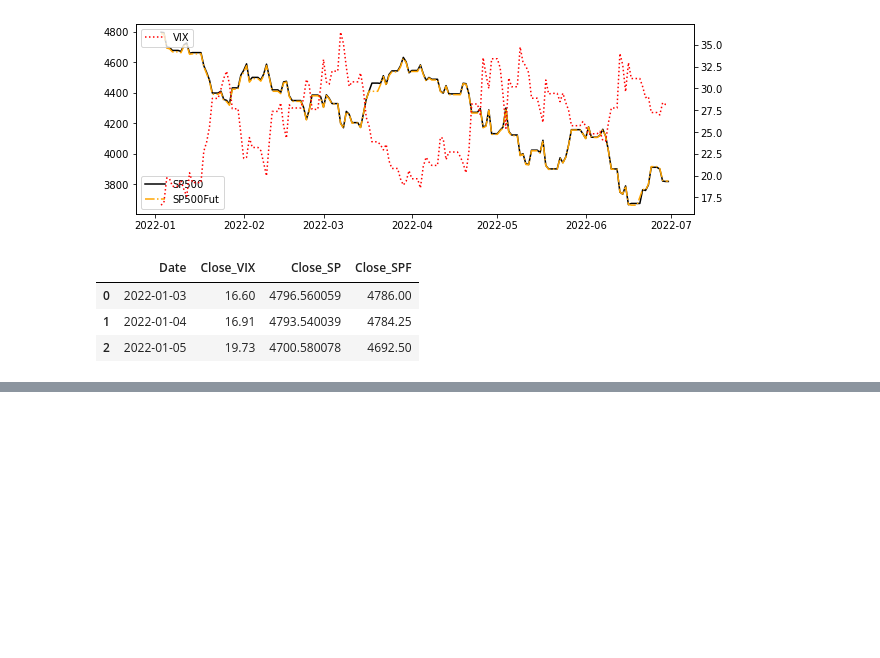
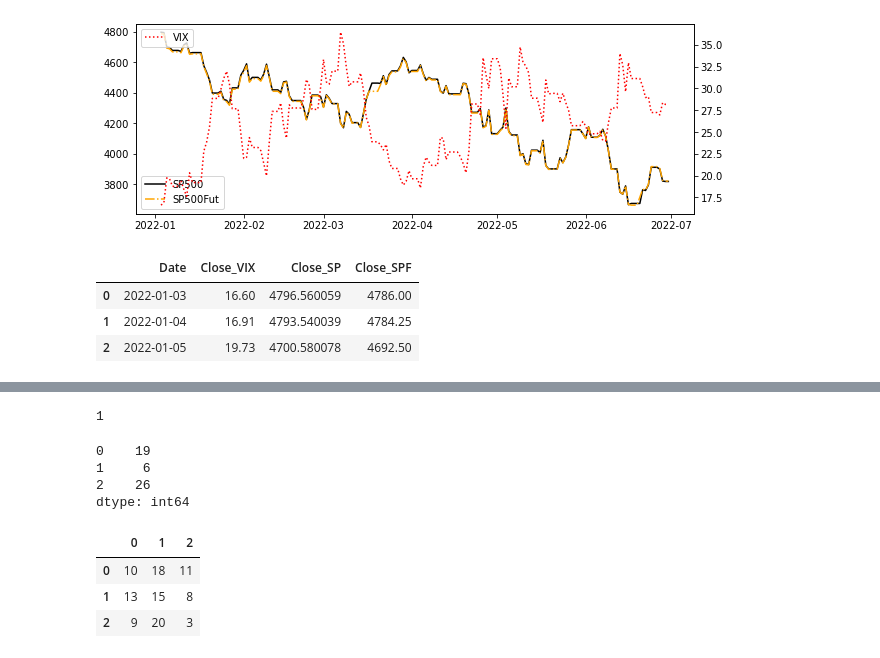
Before and after one commit to edwinriospzn/TRADPROJ, a Jupyter notebook: Project_trading.ipynb, the cells around one changed output, grey strips where cells are left out. Cells and saved outputs as stored; diff of their text form; code cells hidden in the pictures; blank space fills up the shorter version.

```diff
--- a/Project_trading.ipynb
+++ b/Project_trading.ipynb
@@ -118,2 +202,31 @@ Strategy_DF=
+# %%
+try:
+    a__=0/0
+    print(a__)
+except:
+    a__=1
+    print(a__)
+# %% [output]
+1
 # %%
 def Strategy_execution
+# %%
+
+
+data = [[-10, 18, 11], [13, -15, 8], [9, 20, -3]]
+
+df = pd.DataFrame(data)
+
+print(df.sum(axis=1))
+# %% [output]
+0    19
+1     6
+2    26
+dtype: int64
+# %%
+df
+# %% [output]
+|  | 0 | 1 | 2 |
+| 0 | 10 | 18 | 11 |
+| 1 | 13 | 15 | 8 |
+| 2 | 9 | 20 | 3 |
```
Also changed, not shown: parts of 13 cells of this notebook, 1 other file.
